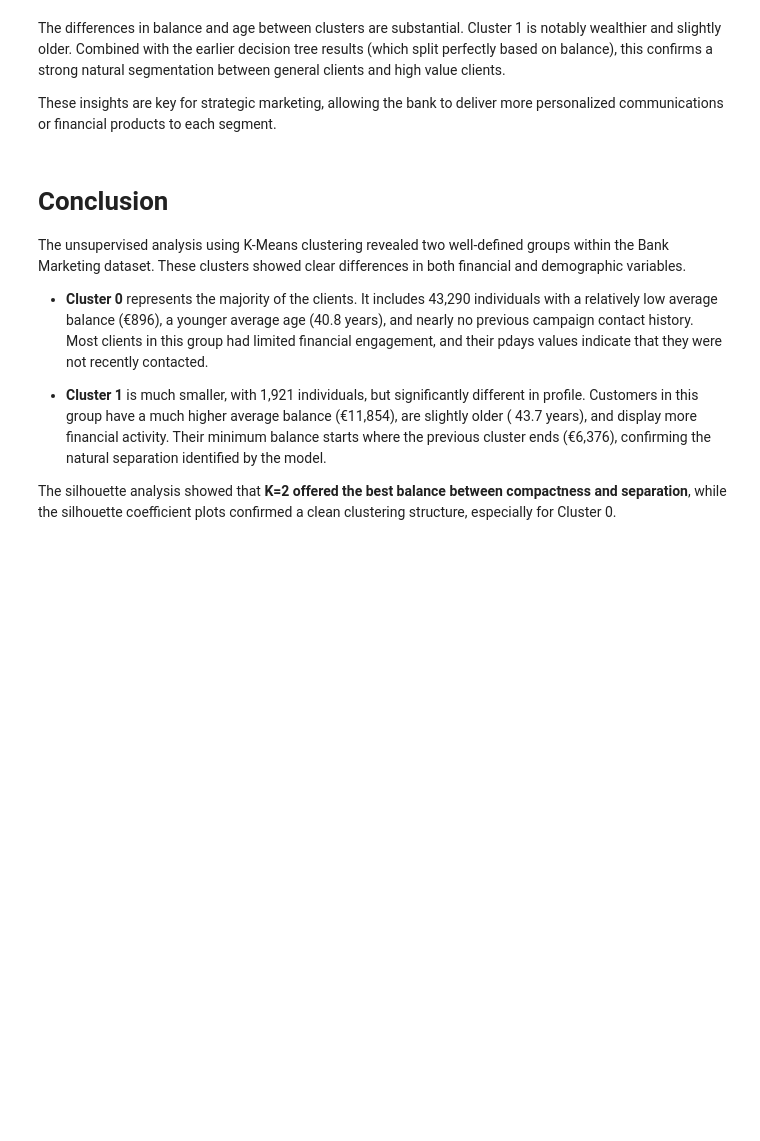
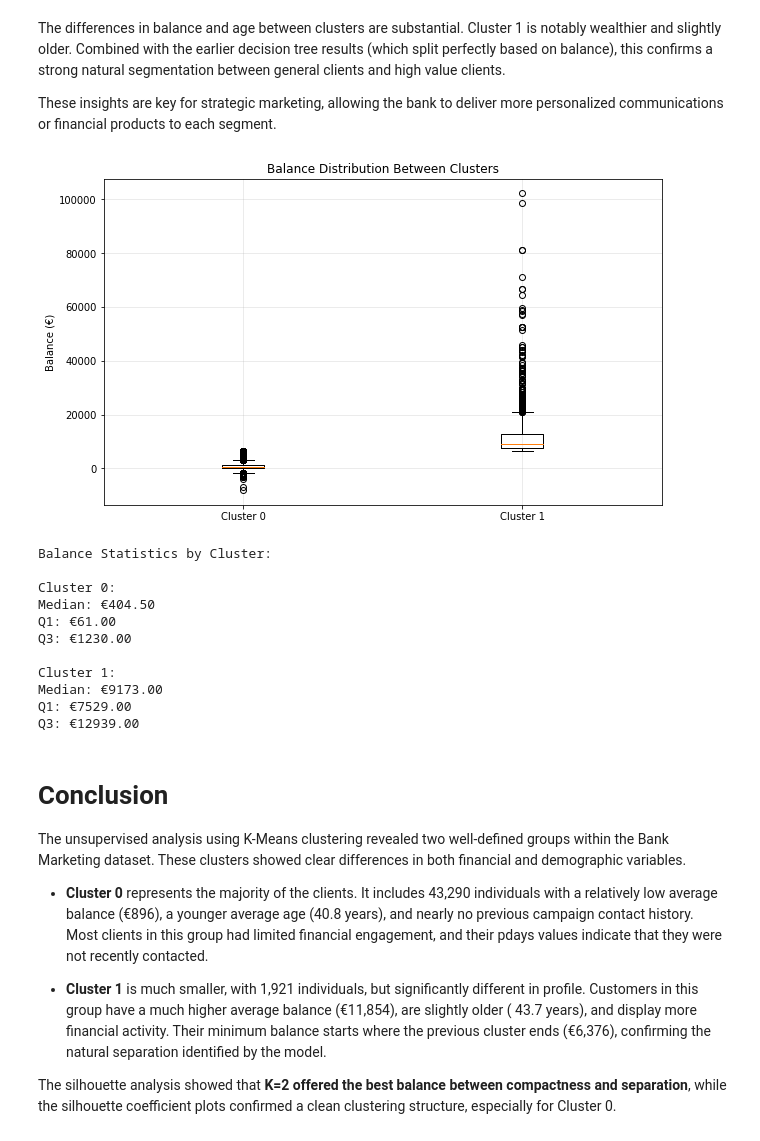
Before and after one commit to IDM4s-2025/TC2034-final-team4, a Jupyter notebook: clustering.ipynb, the cells around one changed output. Saved outputs shown, nothing was run; the diff lists cells and outputs as text; code cells hidden in the pictures; blank space fills up the shorter version.

```diff
--- a/clustering.ipynb
+++ b/clustering.ipynb
@@ -431,6 +430,39 @@ This cluster clearly identifies premium clients: those with significantly higher
 The differences in balance and age between clusters are substantial. Cluster 1 is notably wealthier and slightly older. Combined with the earlier decision tree results (which split perfectly based on balance), this confirms a strong natural segmentation between general clients and high value clients.
 
 These insights are key for strategic marketing, allowing the bank to deliver more personalized communications or financial products to each segment.
+# %%
+plt.figure(figsize=(10, 6))
+plt.boxplot([df_cluster_0['balance'], df_cluster_1['balance']],
+            labels=['Cluster 0', 'Cluster 1'])
+plt.title('Balance Distribution Between Clusters')
+plt.ylabel('Balance (€)')
+plt.grid(True, alpha=0.3)
+plt.show()
+
+# Additional statistics
+print("Balance Statistics by Cluster:")
+print("\nCluster 0:")
+print(f"Median: €{df_cluster_0['balance'].median():.2f}")
+print(f"Q1: €{df_cluster_0['balance'].quantile(0.25):.2f}")
+print(f"Q3: €{df_cluster_0['balance'].quantile(0.75):.2f}")
+
+print("\nCluster 1:")
+print(f"Median: €{df_cluster_1['balance'].median():.2f}")
+print(f"Q1: €{df_cluster_1['balance'].quantile(0.25):.2f}")
+print(f"Q3: €{df_cluster_1['balance'].quantile(0.75):.2f}")
+# %% [output]
+[figure, added]
+Balance Statistics by Cluster:
+
+Cluster 0:
+Median: €404.50
+Q1: €61.00
+Q3: €1230.00
+
+Cluster 1:
+Median: €9173.00
+Q1: €7529.00
+Q3: €12939.00
 # %% [markdown]
 # Conclusion
 
```
Also changed, not shown: parts of 5 cells of this notebook, 1 other file.
